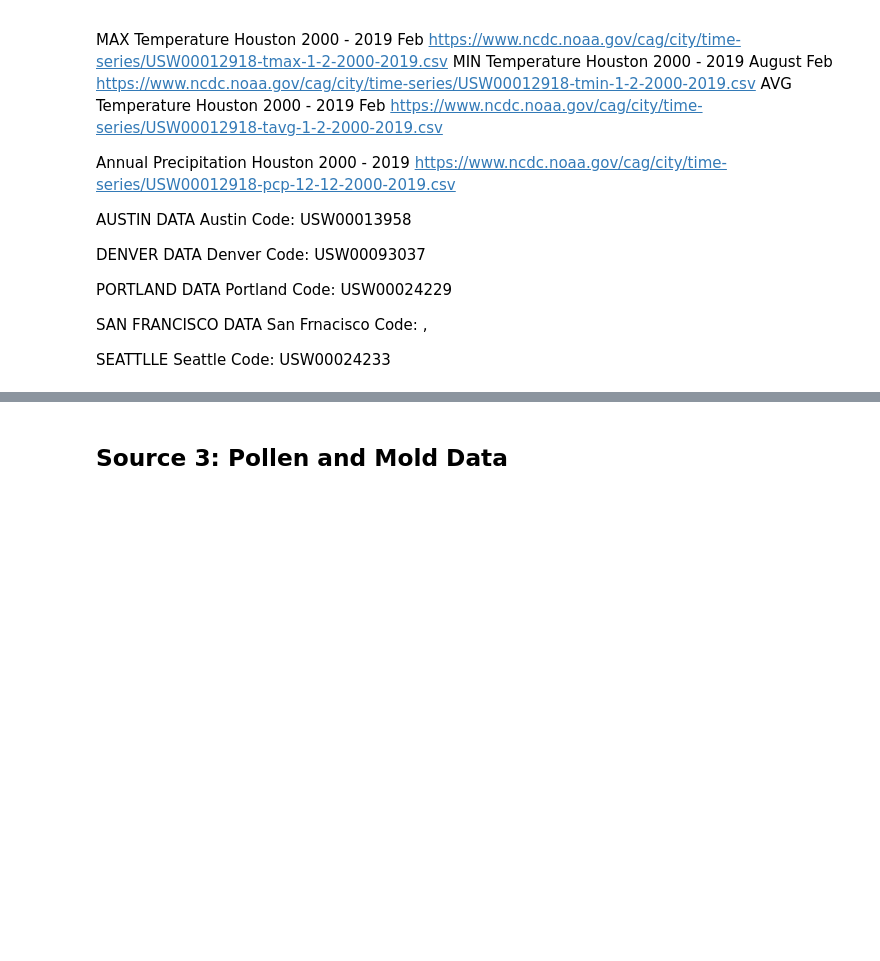
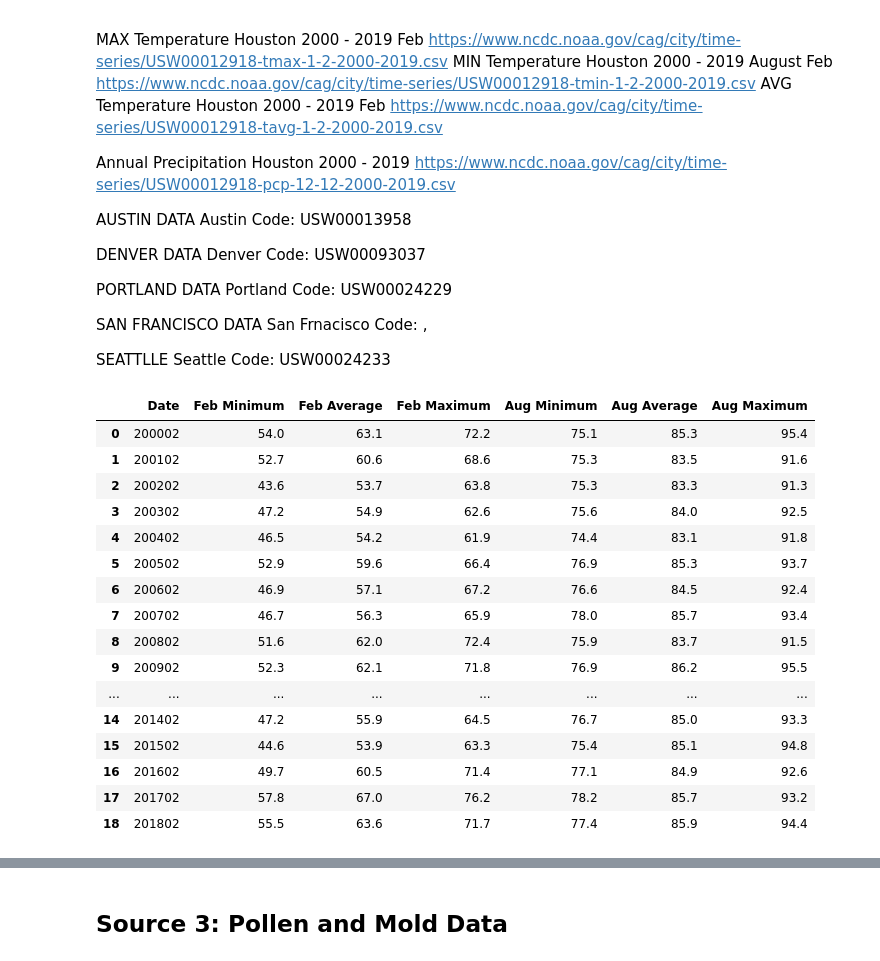
Before and after one commit to tinaprisma/ibm_capstone, a Jupyter notebook: Moving - Choosing A U.S. City - IBM Capstone copy 1.ipynb, the cells around one changed output, grey strips where cells are left out. Drawn from its saved outputs; the diff is of its cells as text; code cells hidden in the pictures; blank space fills up the shorter version.

```diff
--- a/Moving - Choosing A U.S. City - IBM Capstone copy 1.ipynb
+++ b/Moving - Choosing A U.S. City - IBM Capstone copy 1.ipynb
@@ -481,0 +504,35 @@ hou_temps_df'''
+# %%
+def createCityTempDF(feb_master_list, aug_master_list, start_index):
+    df = pd.DataFrame()
+    list1=[]
+    list1a=[]
+    list2=[]
+    list3=[]
+    list4=[]
+    list5=[]
+    list6=[]
+    i1 = start_index
+    i2 = start_index + 1
+    i3 = start_index + 2
+    for num in range(0,19):
+        df1 = feb_master_list[i1]
+        df2 = feb_master_list[i2]
+        df3 = feb_master_list[i3]
+        df4 = aug_master_list[i1]
+        df5 = aug_master_list[i2]
+        df6 = aug_master_list[i3]
+        list1.append(df1.iloc[num][0])
+        list1a.append(df1.iloc[num][1])
+        list2.append(df2.iloc[num][1])
+        list3.append(df3.iloc[num][1])
+        list4.append(df4.iloc[num][1])
+        list5.append(df5.iloc[num][1])
+        list6.append(df6.iloc[num][1])
+    df['Date'] = pd.Series(list1, index = df1.index[:len(list1)])
+    df['Feb Minimum'] = pd.Series(list1a, index = df1.index[:len(list2)])
+    df['Feb Average'] = pd.Series(list2, index = df2.index[:len(list3)])
+    df['Feb Maximum'] = pd.Series(list3, index = df3.index[:len(list4)])
+    df['Aug Minimum'] = pd.Series(list4, index = df4.index[:len(list2)])
+    df['Aug Average'] = pd.Series(list5, index = df5.index[:len(list3)])
+    df['Aug Maximum'] = pd.Series(list6, index = df6.index[:len(list4)])
+    return df
@@ -481,0 +548,7 @@ hou_temps_df'''
+# %%
+hou_temp_df = createCityTempDF(feb_master_list, aug_master_list, 0)
+aus_temp_df = createCityTempDF(feb_master_list, aug_master_list, 3)
+den_temp_df = createCityTempDF(feb_master_list, aug_master_list, 6)
+sea_temp_df = createCityTempDF(feb_master_list, aug_master_list, 9)
+san_temp_df = createCityTempDF(feb_master_list, aug_master_list, 12)
+por_temp_df = createCityTempDF(feb_master_list, aug_master_list, 15)
@@ -605,0 +617,20 @@ plot_url = py.plot(fig)
+# %%
+hou_temp_df
+# %% [output]
+|  | Date | Feb Minimum | Feb Average | Feb Maximum | Aug Minimum | Aug Average | Aug Maximum |
+| 0 | 200002 | 54.0 | 63.1 | 72.2 | 75.1 | 85.3 | 95.4 |
+| 1 | 200102 | 52.7 | 60.6 | 68.6 | 75.3 | 83.5 | 91.6 |
+| 2 | 200202 | 43.6 | 53.7 | 63.8 | 75.3 | 83.3 | 91.3 |
+| 3 | 200302 | 47.2 | 54.9 | 62.6 | 75.6 | 84.0 | 92.5 |
+| 4 | 200402 | 46.5 | 54.2 | 61.9 | 74.4 | 83.1 | 91.8 |
+| 5 | 200502 | 52.9 | 59.6 | 66.4 | 76.9 | 85.3 | 93.7 |
+| 6 | 200602 | 46.9 | 57.1 | 67.2 | 76.6 | 84.5 | 92.4 |
+| 7 | 200702 | 46.7 | 56.3 | 65.9 | 78.0 | 85.7 | 93.4 |
+| 8 | 200802 | 51.6 | 62.0 | 72.4 | 75.9 | 83.7 | 91.5 |
+| 9 | 200902 | 52.3 | 62.1 | 71.8 | 76.9 | 86.2 | 95.5 |
+| ... | ... | ... | ... | ... | ... | ... | ... |
+| 14 | 201402 | 47.2 | 55.9 | 64.5 | 76.7 | 85.0 | 93.3 |
+| 15 | 201502 | 44.6 | 53.9 | 63.3 | 75.4 | 85.1 | 94.8 |
+| 16 | 201602 | 49.7 | 60.5 | 71.4 | 77.1 | 84.9 | 92.6 |
+| 17 | 201702 | 57.8 | 67.0 | 76.2 | 78.2 | 85.7 | 93.2 |
+| 18 | 201802 | 55.5 | 63.6 | 71.7 | 77.4 | 85.9 | 94.4 |
```
Also changed, not shown: parts of 10 cells of this notebook.
